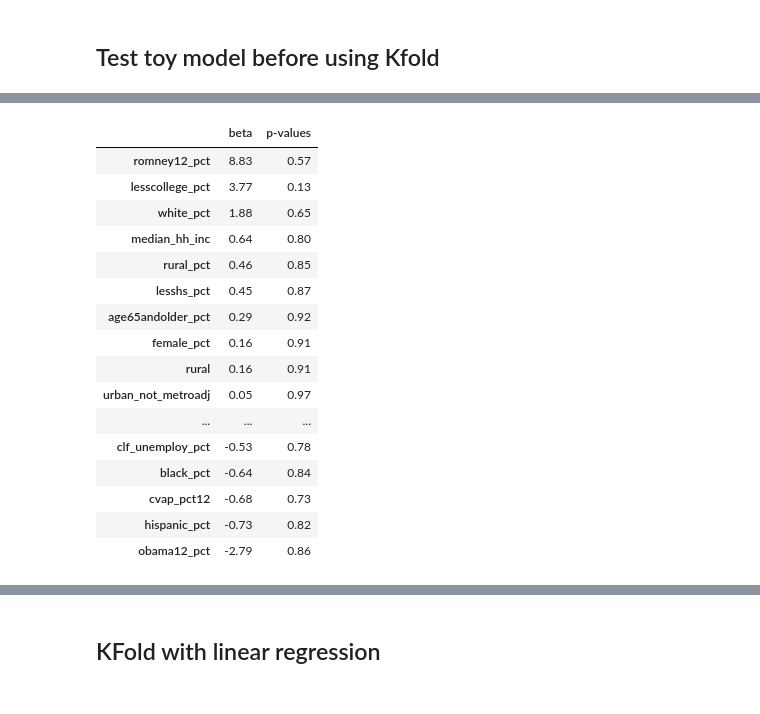
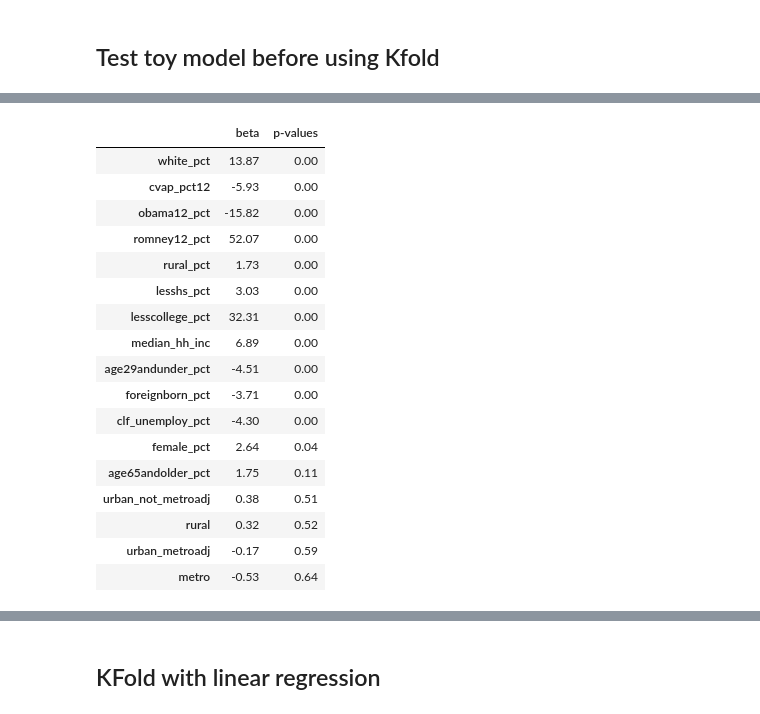
Before and after one commit to mkpetterson/2016-elections, a Jupyter notebook: Linear_regression.ipynb, the cells around one changed output, grey strips where cells are left out. Saved outputs shown, nothing was run; the diff lists cells and outputs as text; code cells hidden in the pictures.

```diff
--- a/Linear_regression.ipynb
+++ b/Linear_regression.ipynb
@@ -46,7 +48,8 @@ data.head()
 | 3 | 3 | Alabama | Bibb | 1007 | 74.765196 | 21.212121 | 2.223994 | 1.351232 | ... |
 | 4 | 4 | Alabama | Blount | 1009 | 87.657701 | 1.557951 | 8.727298 | 4.271801 | ... |
 # %%
-data.drop(columns=['Unnamed: 0', 'state', 'county', 'fips', 'otherpres12_pct'], inplace=True)
+data.drop(columns=['Unnamed: 0', 'state', 'county', 'fips',
+                   'otherpres12_pct', 'black_pct', 'hispanic_pct'], inplace=True)
 # %%
 # Split into metro, rural, urban
 metro = data[data['metro'] == 1]
@@ -84,6 +76,7 @@ test_idx = X_test.index.values
 # %%
 # Standardize and fit model
 X_trains, X_tests = modelers.standardize(X_train, X_test)
-rmse, y_hat, model_coeff = modelers.lin_regression(X_trains, X_tests, y_train, y_test)
+X_trainn, X_testn = modelers.normalize(X_train, X_test)
+rmse, y_hat, model_coeff = modelers.lin_regression(X_trainn, X_testn, y_train, y_test)
 rmse, model_coeff
 # %% [output]
@@ -102,7 +91,7 @@ array([69.75217115, 47.59511528, 37.99789382, ..., 73.65616675,
 coeff = pd.DataFrame(data = model_coeff, index=data.columns, columns=["beta"])
 # %%
 # Get p-values by using stats models
-model = sm.OLS(y_train, X_trains).fit()
+model = sm.OLS(y_train, X_trainn).fit()
 model.summary()
 # %% [output]
 OLS Regression Results
@@ -142,23 +129,24 @@ strong multicollinearity problems or that the design matrix is singular.
 # %%
 # Add to df
 coeff['p-values'] = model.pvalues.values
 coeff = coeff.apply(lambda x: round(x,2))
-coeff.sort_values(by='beta', ascending=False)
+coeff.sort_values(by='p-values')
 # %% [output]
 |  | beta | p-values |
-| romney12_pct | 8.83 | 0.57 |
-| lesscollege_pct | 3.77 | 0.13 |
-| white_pct | 1.88 | 0.65 |
-| median_hh_inc | 0.64 | 0.80 |
-| rural_pct | 0.46 | 0.85 |
-| lesshs_pct | 0.45 | 0.87 |
-| age65andolder_pct | 0.29 | 0.92 |
-| female_pct | 0.16 | 0.91 |
-| rural | 0.16 | 0.91 |
-| urban_not_metroadj | 0.05 | 0.97 |
-| ... | ... | ... |
-| clf_unemploy_pct | -0.53 | 0.78 |
-| black_pct | -0.64 | 0.84 |
-| cvap_pct12 | -0.68 | 0.73 |
-| hispanic_pct | -0.73 | 0.82 |
-| obama12_pct | -2.79 | 0.86 |
+| white_pct | 13.87 | 0.00 |
+| cvap_pct12 | -5.93 | 0.00 |
+| obama12_pct | -15.82 | 0.00 |
+| romney12_pct | 52.07 | 0.00 |
+| rural_pct | 1.73 | 0.00 |
+| lesshs_pct | 3.03 | 0.00 |
+| lesscollege_pct | 32.31 | 0.00 |
+| median_hh_inc | 6.89 | 0.00 |
+| age29andunder_pct | -4.51 | 0.00 |
+| foreignborn_pct | -3.71 | 0.00 |
+| clf_unemploy_pct | -4.30 | 0.00 |
+| female_pct | 2.64 | 0.04 |
+| age65andolder_pct | 1.75 | 0.11 |
+| urban_not_metroadj | 0.38 | 0.51 |
+| rural | 0.32 | 0.52 |
+| urban_metroadj | -0.17 | 0.59 |
+| metro | -0.53 | 0.64 |
```
Also changed, not shown: parts of 15 cells of this notebook, 16 other files.
